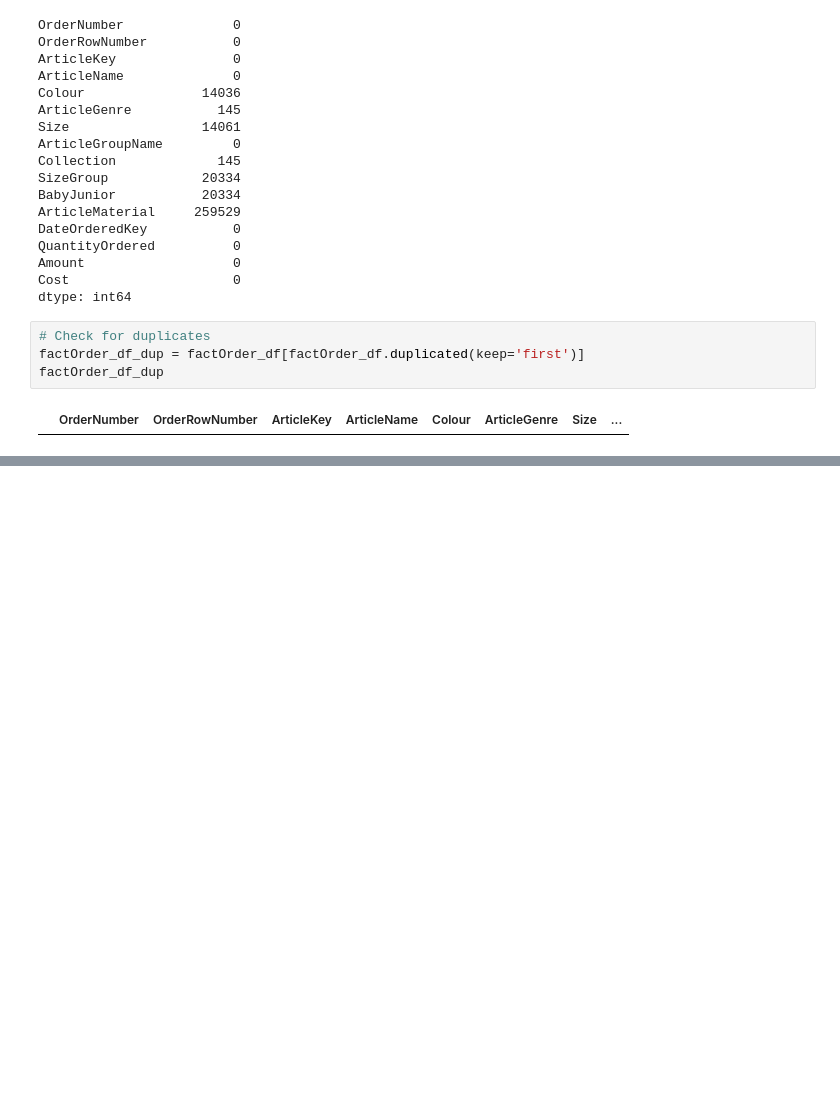
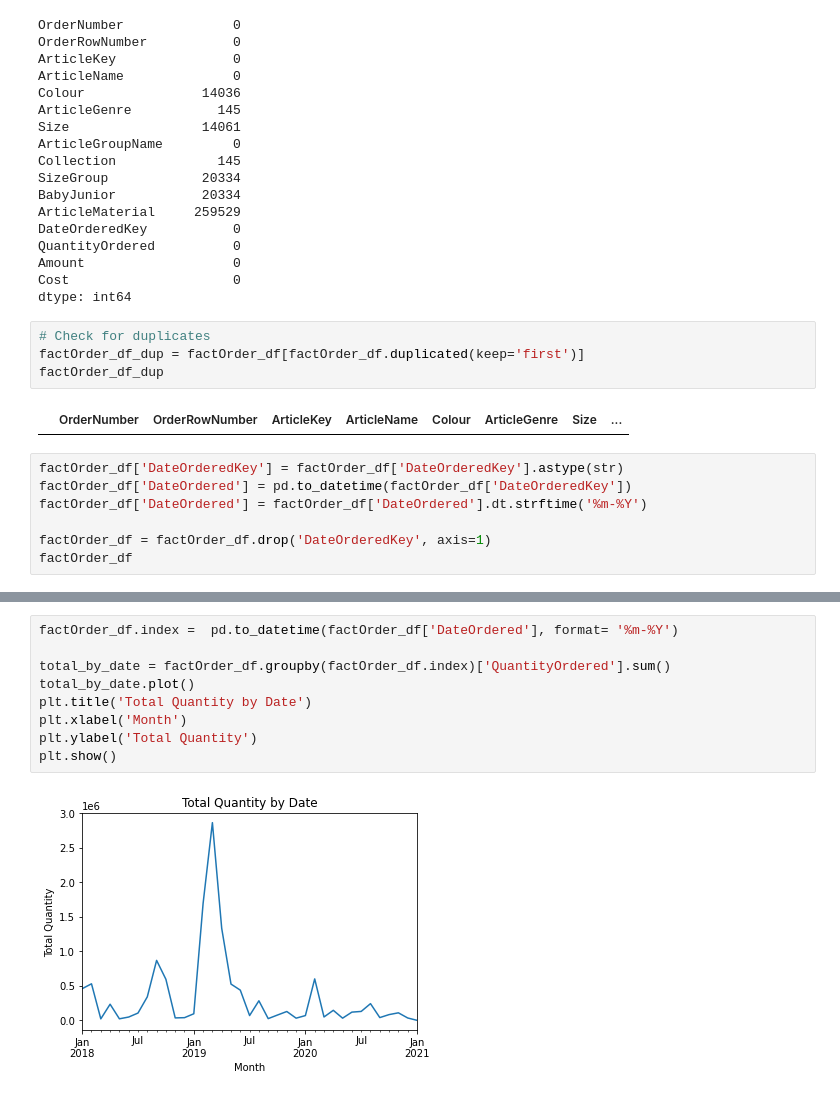
Before and after one commit to sandeepsabir/dsproject, a Jupyter notebook: DSProject.ipynb, the cells around one changed output, grey strips where cells are left out. Saved outputs shown, nothing was run; the diff lists cells and outputs as text; blank space fills up the shorter version.

```diff
--- a/DSProject.ipynb
+++ b/DSProject.ipynb
@@ -79,3 +75,10 @@ factOrder_df_dup = factOrder_df[factOrder_df.duplicated(keep='first')]
 factOrder_df_dup
 # %% [output]
 |  | OrderNumber | OrderRowNumber | ArticleKey | ArticleName | Colour | ArticleGenre | Size | ... |
+# %%
+factOrder_df['DateOrderedKey'] = factOrder_df['DateOrderedKey'].astype(str)
+factOrder_df['DateOrdered'] = pd.to_datetime(factOrder_df['DateOrderedKey'])
+factOrder_df['DateOrdered'] = factOrder_df['DateOrdered'].dt.strftime('%m-%Y')
+
+factOrder_df = factOrder_df.drop('DateOrderedKey', axis=1)
+factOrder_df
@@ -81,0 +99,11 @@ factOrder_df_dup
+# %%
+factOrder_df.index =  pd.to_datetime(factOrder_df['DateOrdered'], format= '%m-%Y')
+
+total_by_date = factOrder_df.groupby(factOrder_df.index)['QuantityOrdered'].sum()
+total_by_date.plot()
+plt.title('Total Quantity by Date')
+plt.xlabel('Month')
+plt.ylabel('Total Quantity')
+plt.show()
+# %% [output]
+[figure, added]
```
Also changed, not shown: parts of 3 cells of this notebook.
